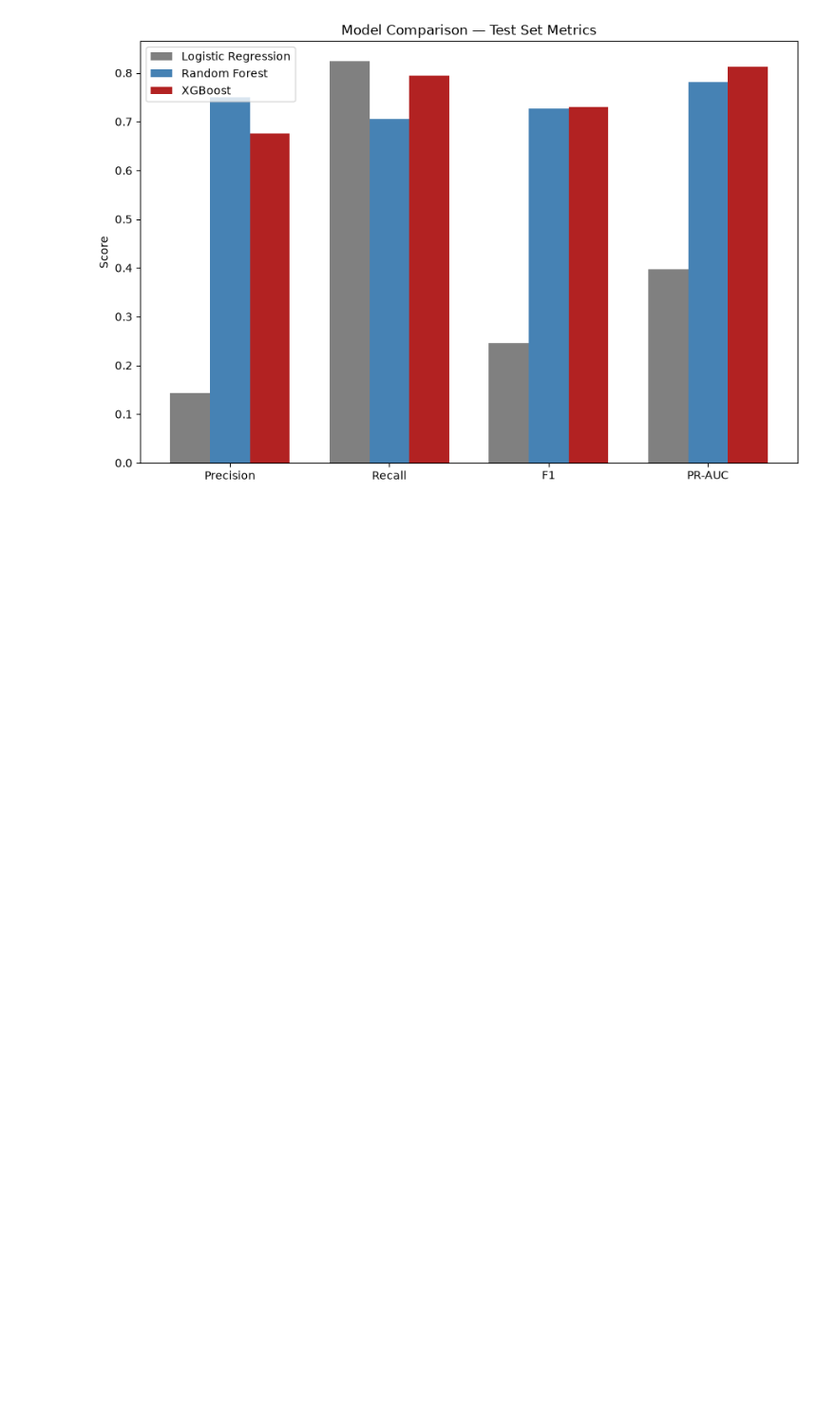
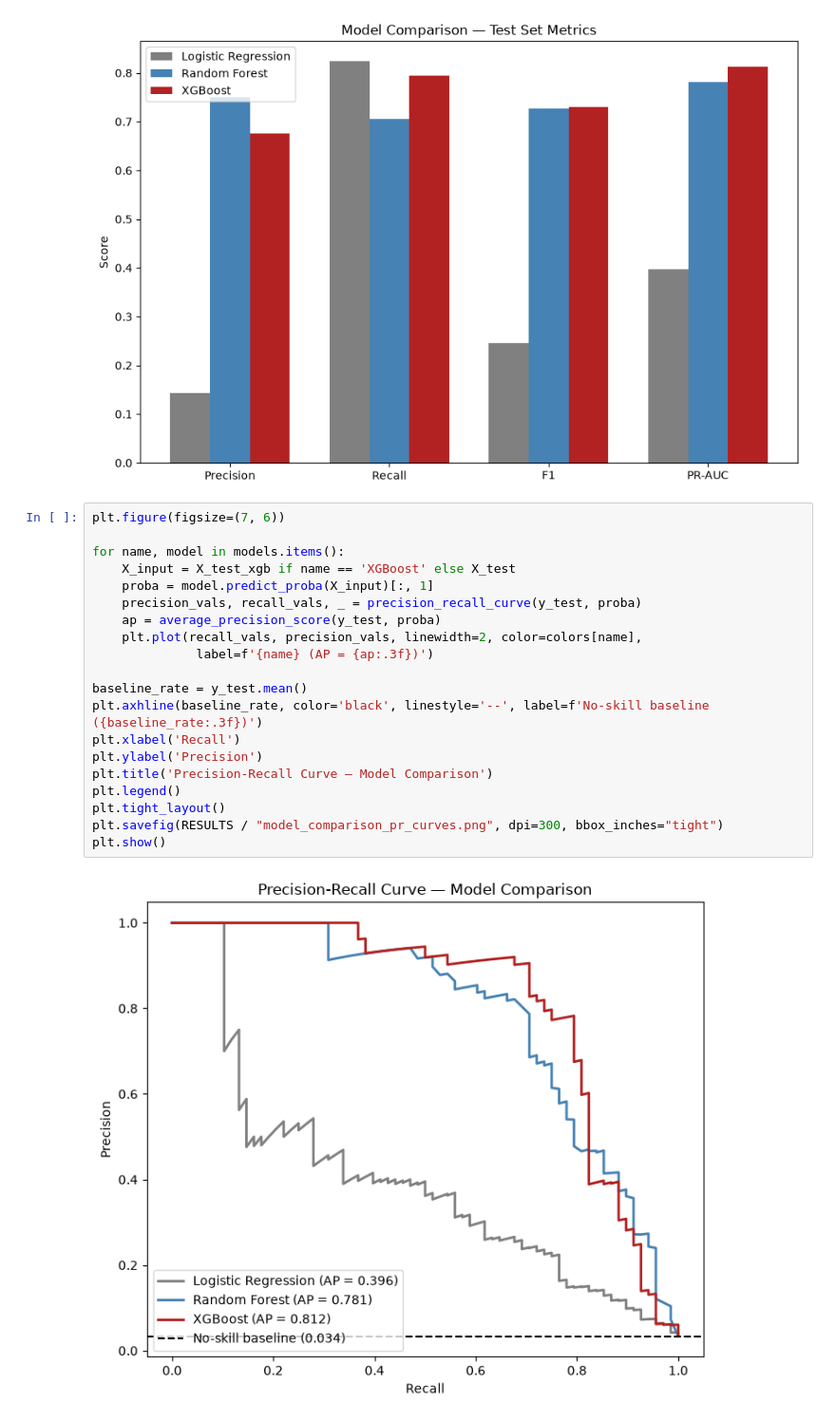
Before and after one commit to AmirmasoudCS/Predictive-Maintenance, a Jupyter notebook: notebooks/06_comparison.ipynb, the cells around one changed output. Shown at 95% size. Saved outputs shown, nothing was run; the diff lists cells and outputs as text; blank space fills up the shorter version.

Commit message:
Generating the model PR curve chart

```diff
--- a/notebooks/06_comparison.ipynb
+++ b/notebooks/06_comparison.ipynb
@@ -79,3 +79,25 @@ plt.savefig(RESULTS / "model_comparison_bars.png", dpi=300, bbox_inches="tight")
 plt.show()
 # %% [output]
 [figure]
+# %%
+plt.figure(figsize=(7, 6))
+
+for name, model in models.items():
+    X_input = X_test_xgb if name == 'XGBoost' else X_test
+    proba = model.predict_proba(X_input)[:, 1]
+    precision_vals, recall_vals, _ = precision_recall_curve(y_test, proba)
+    ap = average_precision_score(y_test, proba)
+    plt.plot(recall_vals, precision_vals, linewidth=2, color=colors[name],
+              label=f'{name} (AP = {ap:.3f})')
+
+baseline_rate = y_test.mean()
+plt.axhline(baseline_rate, color='black', linestyle='--', label=f'No-skill baseline ({baseline_rate:.3f})')
+plt.xlabel('Recall')
+plt.ylabel('Precision')
+plt.title('Precision-Recall Curve — Model Comparison')
+plt.legend()
+plt.tight_layout()
+plt.savefig(RESULTS / "model_comparison_pr_curves.png", dpi=300, bbox_inches="tight")
+plt.show()
+# %% [output]
+[figure, added]
```
Also changed, not shown: 1 other file.
